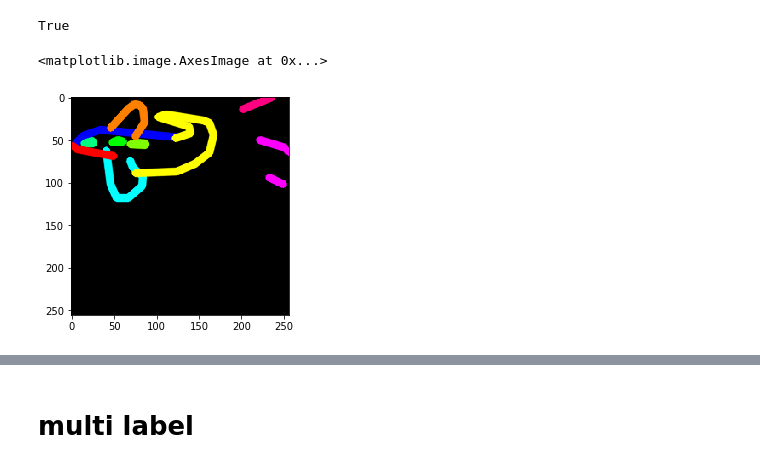
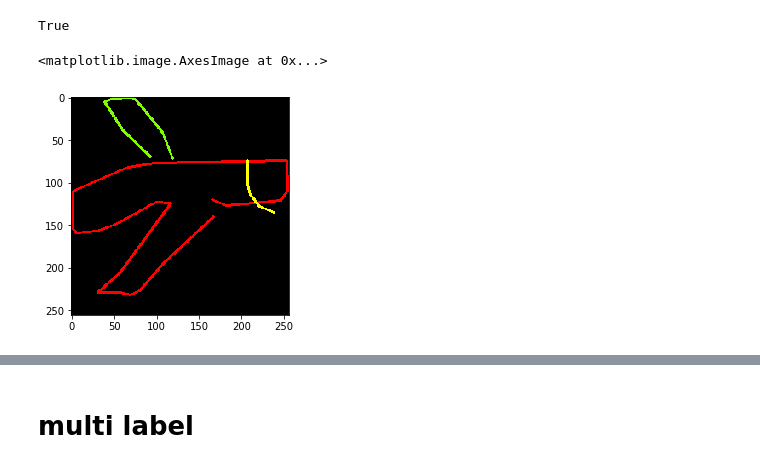
Before and after one commit to borowis/fastai, a Jupyter notebook: courses/dl1/qdr.ipynb, the cells around one changed output, grey strips where cells are left out. Drawn from its saved outputs; the diff is of its cells as text; code cells hidden in the pictures.

```diff
--- a/courses/dl1/qdr.ipynb
+++ b/courses/dl1/qdr.ipynb
@@ -36,7 +37,7 @@ len(df); df.head()
 | 3 | US | [[[82, 49, 15, 4, 0, 5, 30, 85, 8... | 5643224746033152 | True | 2017-03-10 00:35:17.531970 | airplane |
 | 4 | IL | [[[64, 38, 23, 8, 0, 6, 26, 68], ... | 6670046841536512 | True | 2017-01-23 18:11:11.658170 | airplane |
 # %%
-def draw_cv2(raw_strokes, size=256, lw=7, time_color=True):
+def draw_cv2(raw_strokes, size=256, lw=2, time_color=True):
     colors = [(255, 0, 0) , (255, 255, 0),  (128, 255, 0),  (0, 255, 0), (0, 255, 128), (0, 255, 255),
               (0, 128, 255), (0, 0, 255), (128, 0, 255), (255, 0, 255)]
     img = np.zeros((BASE_SIZE, BASE_SIZE, 3), np.uint8)
@@ -44,7 +45,8 @@ def draw_cv2(raw_strokes, size=256, lw=7, time_color=True):
         for i in range(len(stroke[0]) - 1):
             color = colors[min(t, len(colors)-1)]
             _ = cv2.line(img, (stroke[0][i], stroke[1][i]),
-                         (stroke[0][i + 1], stroke[1][i + 1]), color, lw, lineType=cv2.LINE_AA)
+                         (stroke[0][i + 1], stroke[1][i + 1]), color, lw, lineType=cv2.LINE_4)
+    img = img.astype(np.float32)/255
     if size != BASE_SIZE:
         return cv2.resize(img, (size, size))
     else:
@@ -57,7 +59,8 @@ cv2.imwrite(f'{PATH}/train/images/{df.iloc[0]["key_id"]}.png', img)
 # %% [output]
 True
 # %%
-plt.imshow(plt.imread(f'{PATH}/train/images/{df.iloc[1]["key_id"]}.png'))
+#plt.imshow(plt.imread(f'{PATH}/train/images/{df.iloc[0]["key_id"]}.webp'))
+plt.imshow(df.iloc[:5]['drawing'].apply(json.loads).apply(draw_cv2)[0])
 # %% [output]
 <matplotlib.image.AxesImage at 0x...>
-[figure, old version]
+[figure, new version]
```
Also changed, not shown: parts of 7 cells of this notebook.
